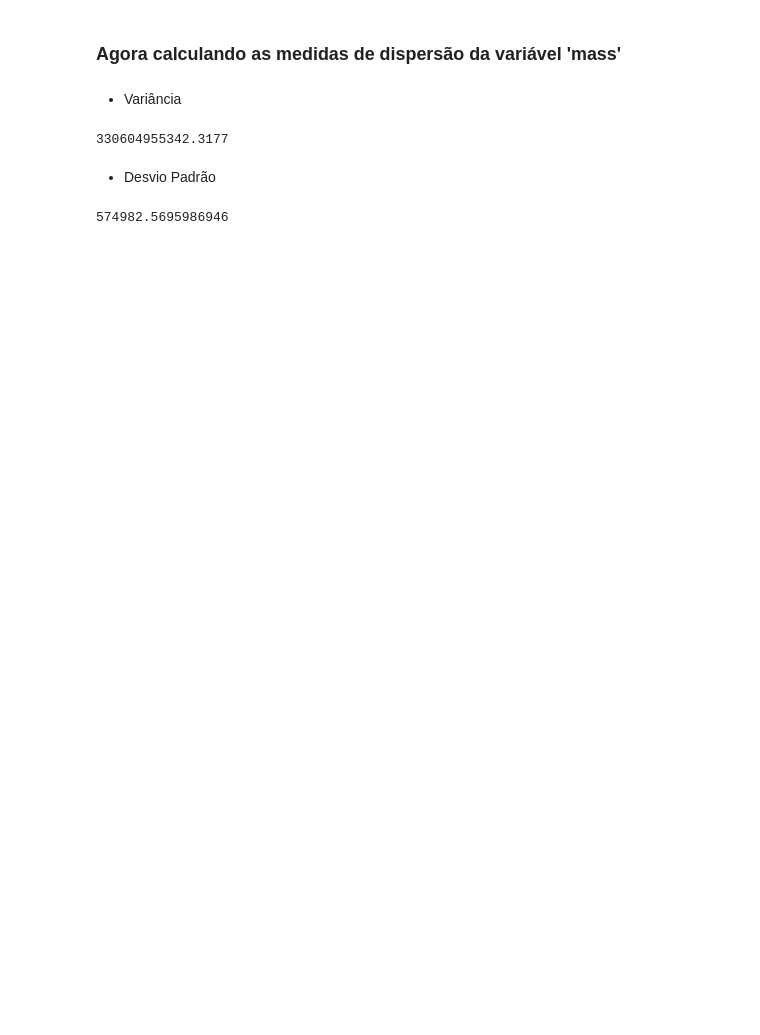
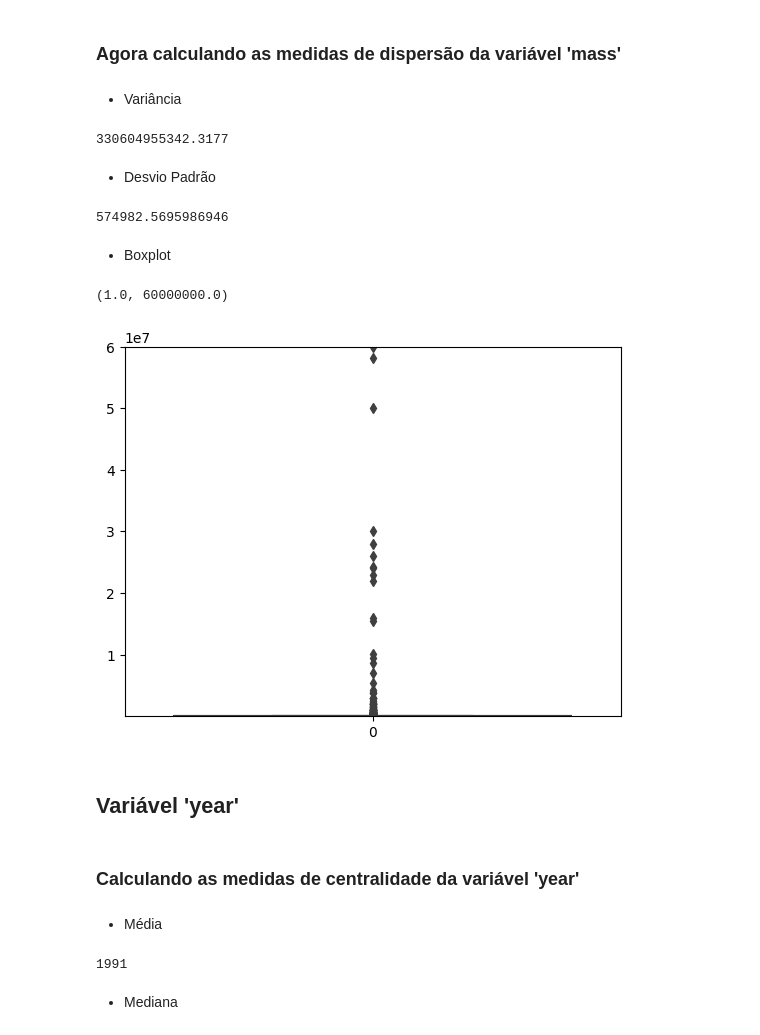
Before and after one commit to biabcaval/Projeto-ICD-analise-meteoros, a Jupyter notebook: #2_meteorite_landings.ipynb, the cells around one changed output. Saved outputs shown, nothing was run; the diff lists cells and outputs as text; code cells hidden in the pictures; blank space fills up the shorter version.

Commit message:
adicionado medidas variável 'years'

```diff
--- a/#2_meteorite_landings.ipynb
+++ b/#2_meteorite_landings.ipynb
@@ -78,3 +85,28 @@ desvio_massa = math.sqrt(variancia_massa)
 desvio_massa
 # %% [output]
 574982.5695986946
+# %% [markdown]
+- Boxplot
+# %%
+import matplotlib.pyplot as plt
+import seaborn as sns
+# %matplotlib inline   #ainda não resolvido
+
+sns.boxplot(df1['mass'])
+plt.ylim([1, 60000000])
+# %% [output]
+(1.0, 60000000.0)
+[figure, added]
+# %% [markdown]
+## Variável 'year'
+# %% [markdown]
+### Calculando as medidas de centralidade da variável 'year'
+# %% [markdown]
+- Média
+# %%
+media_anos = int(np.nanmean(df1['year']))
+media_anos
+# %% [output]
+1991
+# %% [markdown]
+- Mediana
```
Also changed, not shown: parts of 16 cells of this notebook.
